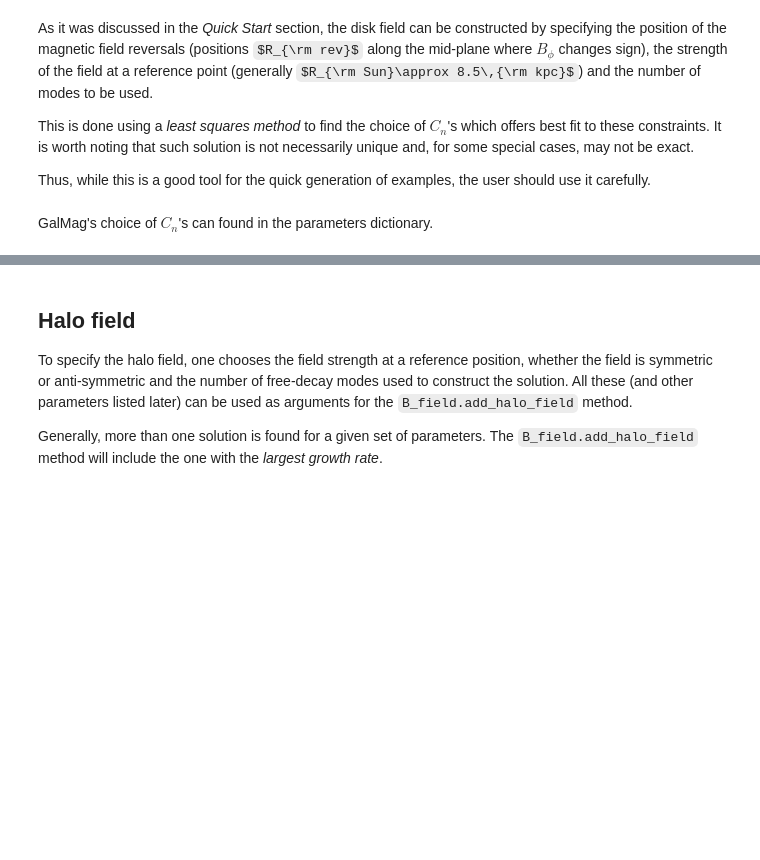
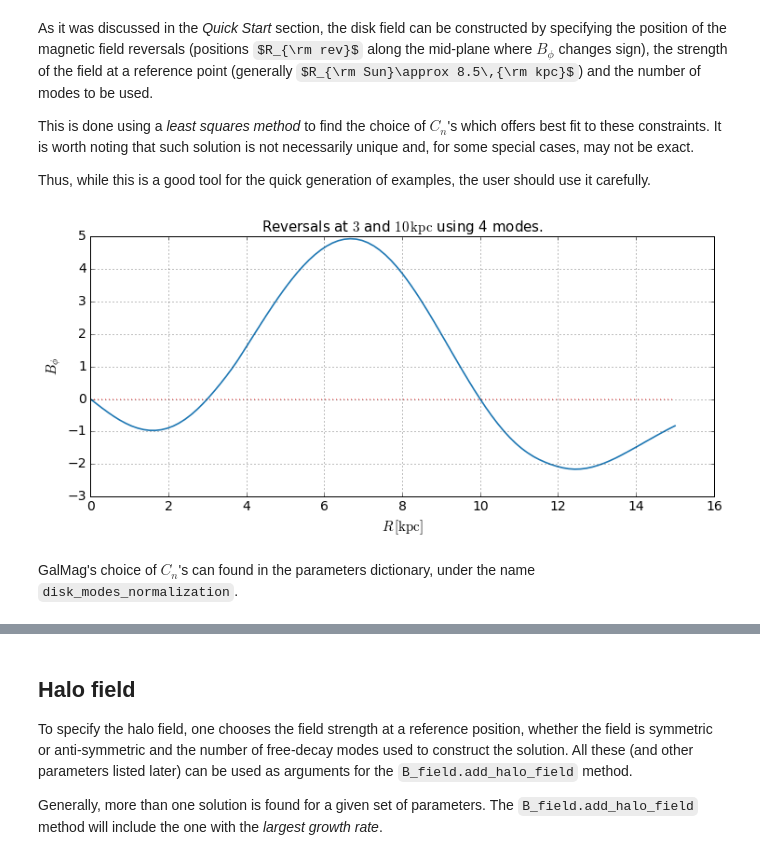
Before and after one commit to luizfelippesr/galmag, a Jupyter notebook: galmag_tutorial.ipynb, the cells around one changed output, grey strips where cells are left out. Cells and saved outputs as stored; diff of their text form; code cells hidden in the pictures; some formulas as TeX source; blank space fills up the shorter version.

```diff
--- a/galmag_tutorial.ipynb
+++ b/galmag_tutorial.ipynb
@@ -259,23 +303,25 @@ user should use it carefully.
 # %%
 figure(figsize=(12,5))
 reversals_positions = [3,10]
-B_phi_solar_radius = 3 # muG
+B_phi_ref = 3 # muG
 number_of_modes = 4
 
 Bcyl.add_disk_field(reversals=reversals_positions,
-                 B_phi_solar_radius=B_phi_solar_radius,
-                 number_of_modes=number_of_modes)
+                    B_phi_ref=B_phi_ref,
+                    number_of_modes=number_of_modes)
 
 y = array(Bcyl.phi[:,0,0])
 x = array(Bcyl.grid.r_cylindrical[:,0,0])
 title(r'Reversals at $3$ and $10\,\rm kpc$ using 4 modes.')
 plot(x,x*0, 'r:', alpha=0.5)
 plot(x,y)
 ylabel(r'$B_\phi$')
 xlabel(r'$R\,[{\rm kpc}]$')
 grid()
 show()
+# %% [output]
+[figure, added]
 # %% [markdown]
-GalMag's choice of $C_n$'s can found in the parameters dictionary.
+GalMag's choice of $C_n$'s can found in the parameters dictionary, under the name `disk_modes_normalization`.
 # %%
 Bcyl.parameters
```
Also changed, not shown: parts of 25 cells of this notebook.
